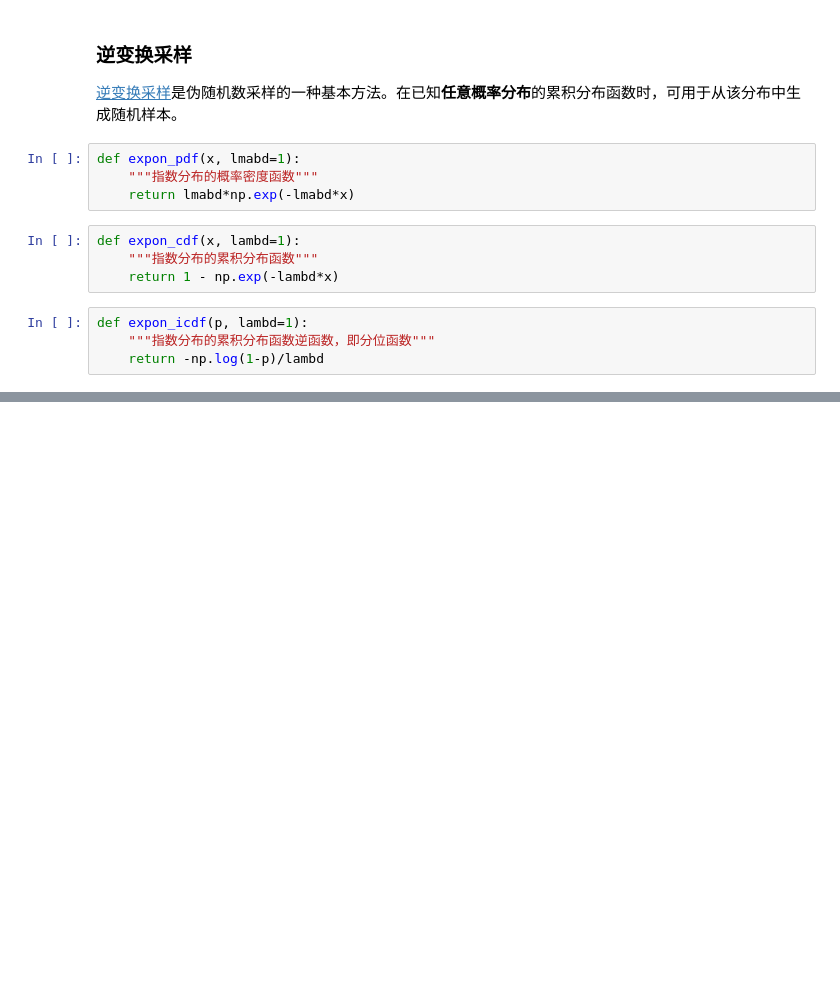
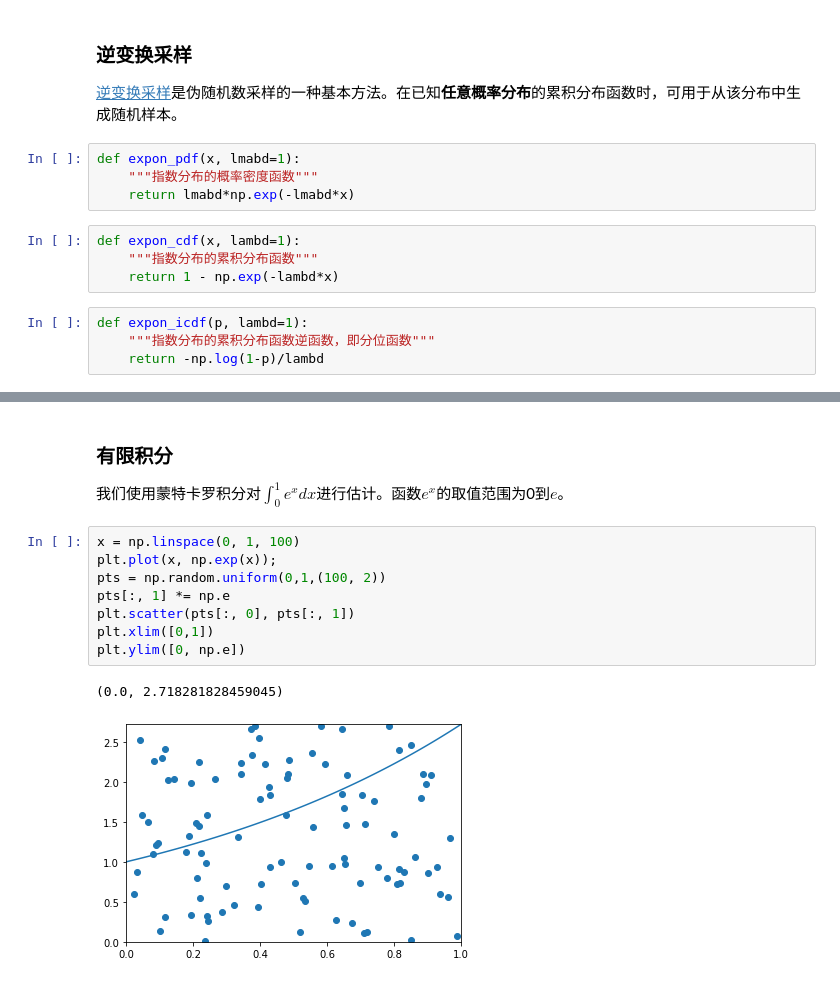
Before and after one commit to sim42/SCML, a Jupyter notebook: Chapter07/1. 蒙特卡罗方法.ipynb, the cells around one changed output, grey strips where cells are left out. Drawn from its saved outputs; the diff is of its cells as text; blank space fills up the shorter version.

```diff
--- a/Chapter07/1. 蒙特卡罗方法.ipynb
+++ b/Chapter07/1. 蒙特卡罗方法.ipynb
@@ -143,0 +193,15 @@ plt.title('Histogram of exponential PRNGs');
+# %% [markdown]
+### 有限积分
+
+我们使用蒙特卡罗积分对$\int_0^1 e^x dx$进行估计。函数$e^x$的取值范围为0到$e$。
+# %%
+x = np.linspace(0, 1, 100)
+plt.plot(x, np.exp(x));
+pts = np.random.uniform(0,1,(100, 2))
+pts[:, 1] *= np.e
+plt.scatter(pts[:, 0], pts[:, 1])
+plt.xlim([0,1])
+plt.ylim([0, np.e])
+# %% [output]
+(0.0, 2.718281828459045)
+[figure, added]
```
Also changed, not shown: parts of 34 cells of this notebook, 1 other file.
